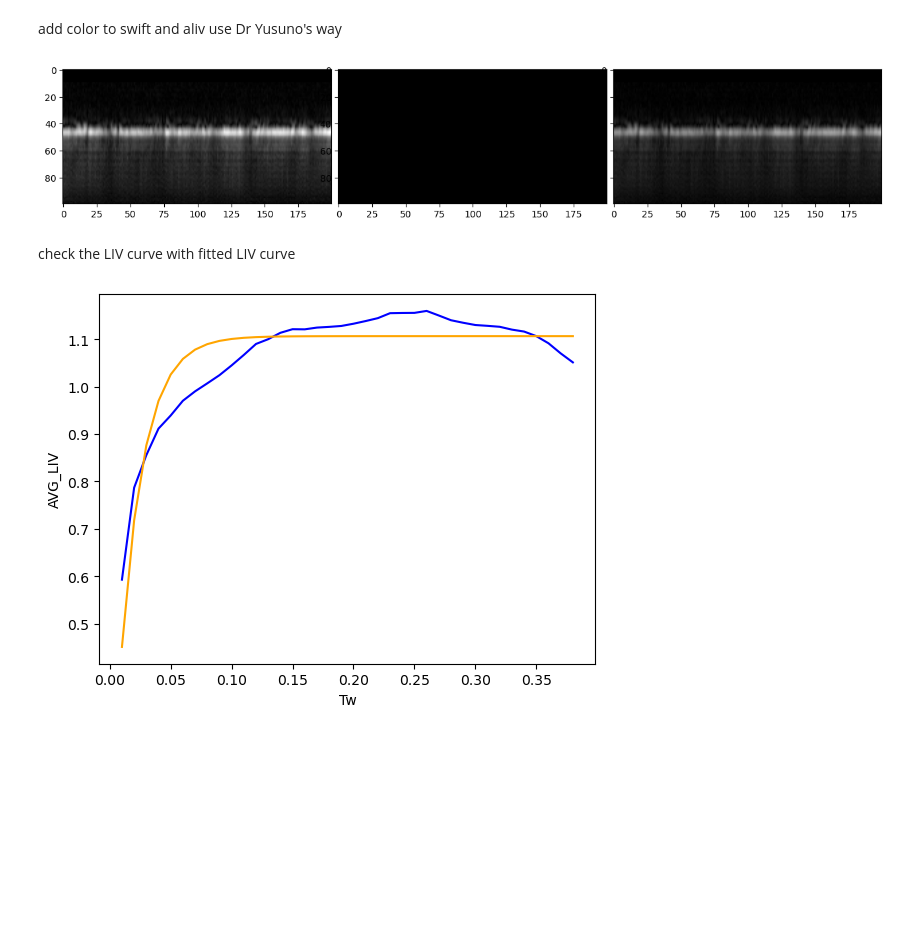
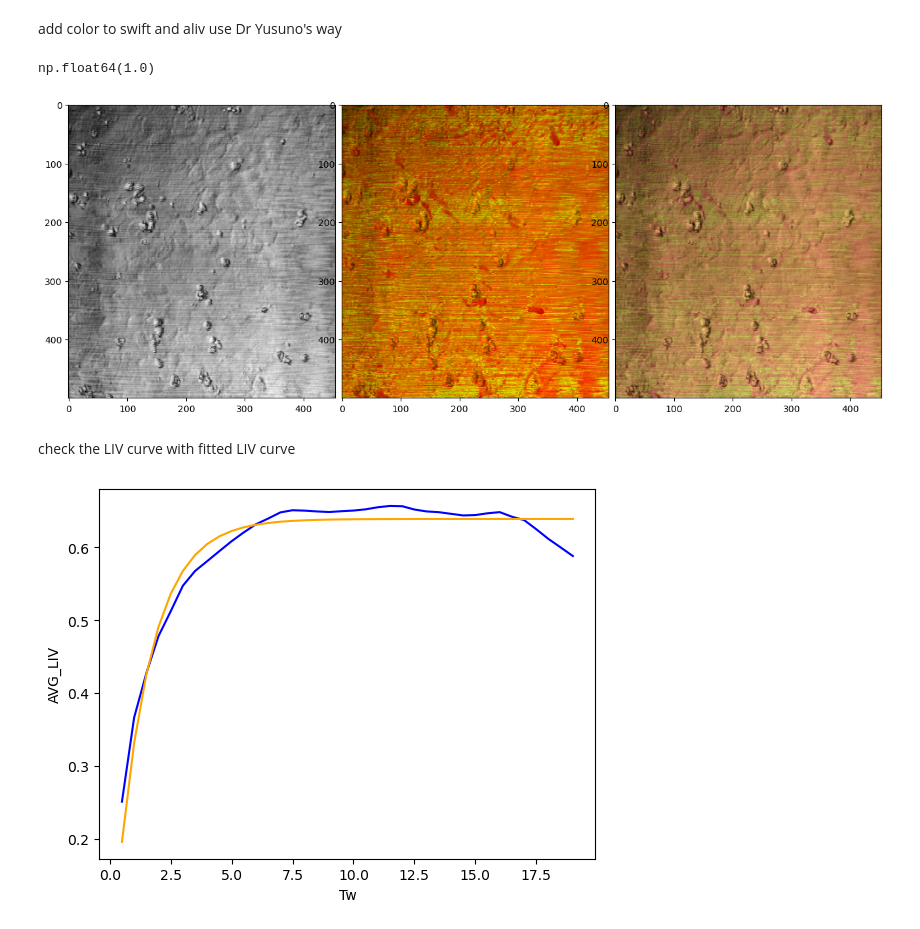
Before and after one commit to unrealxiao/dynamicOCT, a Jupyter notebook: YusunoDOCT.ipynb, the cells around one changed output. Cells and saved outputs as stored; diff of their text form; code cells hidden in the pictures; blank space fills up the shorter version.

```diff
--- a/YusunoDOCT.ipynb
+++ b/YusunoDOCT.ipynb
@@ -43,7 +40,7 @@ plt.imshow(volume[1, :, :], cmap="gray")
 # %%
 image_list = os.listdir(data_path)#list all images address in data_path
 fourD_image_volume_complete = utils.load_nested_data_pickle(data_path, len(image_list))#load all image volume and combine them in one 4D np array
-fourD_image = fourD_image_volume_complete[:, 40:50, :, 100:300]
+fourD_image = fourD_image_volume_complete[:, :, 48:50, :]
 # %%
 concatenate_set = utils.concatenate_scan_set(fourD_image)
 # %%
@@ -175,9 +172,9 @@ array([[ True,  True,  True, False, False, False, False, False, False,
        [False, False, False, False, False, False, False, False, False,
         False, False, False,  True,  True,  True]])
 # %%
-for floc in tqdm(range(0,numLocation)):
+for floc in tqdm(range(0,numLocation), position=0, leave=True):
 
-    print(floc)
+    # print(floc)
     sparseSequence, timePoints, frameindex = utils.makeSparseDataFromRasterRepeat(concatenate_set, bscanLocationPerBlock, blockRepeat, floc)
 
 
@@ -230,26 +216,11 @@ np.float64(72.12146520899103)
 # %% [markdown]
 add color to swift and alive in my way
 # %%
-slice_index = 8
-swift_slice = swift[slice_index, :, :]
+slice_index = 0
+swift_slice = swift[:, slice_index, :]
 swift_slice[swift_slice > np.percentile(swift_slice, 99)] = np.median(swift_slice)
 swift_normalized = cv2.normalize(swift_slice, None, 0, 255, cv2.NORM_MINMAX).astype(np.float64)
-fourD_normalized = cv2.normalize(fourD_image[10, slice_index, :, :], None, 0, 255, cv2.NORM_MINMAX).astype(np.float64)
-# fig, (ax1, ax2, ax3) = plt.subplots(figsize=(20, 60), ncols=3)
-# fo = ax1.imshow(fourD_normalized, cmap="gray")
-# sw = ax2.imshow(swift_normalized, cmap="inferno")
-# co_n = ax3.imshow(fourD_normalized, cmap="gray")
-# co_s = ax3.imshow(swift_normalized, cmap="inferno", alpha = 0.4)
-# fig.colorbar(co_s, ax=ax3)
-
-# plt.subplot(1, 3, 1)
-# plt.imshow(fourD_normalized, cmap="gray")
-# plt.subplot(1, 3, 2)
-# plt.imshow(swift_normalized, cmap="inferno")
-# plt.subplot(1, 3, 3)
-# plt.imshow(fourD_normalized, cmap="gray")
-# plt.imshow(swift_normalized, cmap="inferno", alpha=0.3)
-# plt.colorbar()
+fourD_normalized = cv2.normalize(fourD_image[10, :, slice_index, :], None, 0, 255, cv2.NORM_MINMAX).astype(np.float64)
 
 plt.figure(figsize=(16, 8))
 gs1 = gridspec.GridSpec(1, 3)
@@ -266,7 +237,7 @@ ax2.set_aspect('equal')
 ax3 = plt.subplot(gs1[2])
 plt.axis('on')
 ax3.imshow(fourD_normalized, cmap="gray")
-ax3.imshow(swift_normalized, cmap="inferno", alpha=0.3)
+ax3.imshow(swift_normalized, cmap="inferno", alpha=0.5)
 ax1.set_aspect('equal')
 plt.show()
 # %% [output]
@@ -274,36 +245,43 @@ plt.show()
 # %% [markdown]
 add color to swift and aliv use Dr Yusuno's way
 # %%
-mod_swift = np.copy(swift)
-mod_swift[mod_swift > np.percentile(mod_swift, 90)] = np.median(mod_swift)
-aliv_rgb = utils.generate_RgbImage(doct = aliv, dbInt = oct_db, doctRange = alivRange, octRange = octRange)
-swift_rgb = utils.generate_RgbImage(doct = mod_swift, dbInt = oct_db, doctRange = swiftRange, octRange = octRange)
+octRange = (np.min(oct_db), np.max(oct_db))
+alivRange = (0, 10)
+swiftRange = (0, 10)
+# mod_swift = np.copy(swift)
+# mod_swift[mod_swift > np.percentile(mod_swift, 10)] = np.median(mod_swift)
+aliv_rgb = utils.generate_RgbImage(doct = aliv, dbInt = oct_db, doctRange = alivRange, octRange = octRange, scale=1)
+swift_rgb = utils.generate_RgbImage(doct = swift, dbInt = oct_db, doctRange = swiftRange, octRange = octRange, scale=1)
+# %%
+np.max(swift_rgb)
+# %% [output]
+np.float64(1.0)
 # %%
-swift_rgb_slice = swift_rgb[slice_index, :, :]
+swift_rgb_slice = swift_rgb[:, slice_index, :]
 plt.figure(figsize=(16, 8))
 gs1 = gridspec.GridSpec(1, 3)
 gs1.update(wspace = 0.025, hspace = 0.05)
 
 ax1 = plt.subplot(gs1[0])
 plt.axis('on')
 ax1.imshow(fourD_normalized, cmap="gray")
 ax1.set_aspect('equal')
 ax2 = plt.subplot(gs1[1])
 plt.axis('on')
 ax2.imshow(swift_rgb_slice)
 ax2.set_aspect('equal')
 ax3 = plt.subplot(gs1[2])
 plt.axis('on')
 ax3.imshow(fourD_normalized, cmap="gray")
-ax3.imshow(swift_rgb_slice, alpha=0.3)
+ax3.imshow(swift_rgb_slice, alpha=0.5)
 ax1.set_aspect('equal')
 plt.show()
 # %% [output]
-[figure, old version]
+[figure, new version]
 # %% [markdown]
 check the LIV curve with fitted LIV curve
 # %%
-cord = [1, 50, 30]#coordinate
+cord = [100, 0, 30]#coordinate
 time = possibleMtw
 mag = aliv[cord[0], cord[1], cord[2]]
 tau = 1 / swift[cord[0], cord[1], cord[2]]
@@ -314,4 +292,4 @@ plt.xlabel("Tw")
 plt.ylabel("AVG_LIV")
 plt.show()
 # %% [output]
-[figure, old version]
+[figure, new version]
```
Also changed, not shown: parts of 5 cells of this notebook, 1 other file.
